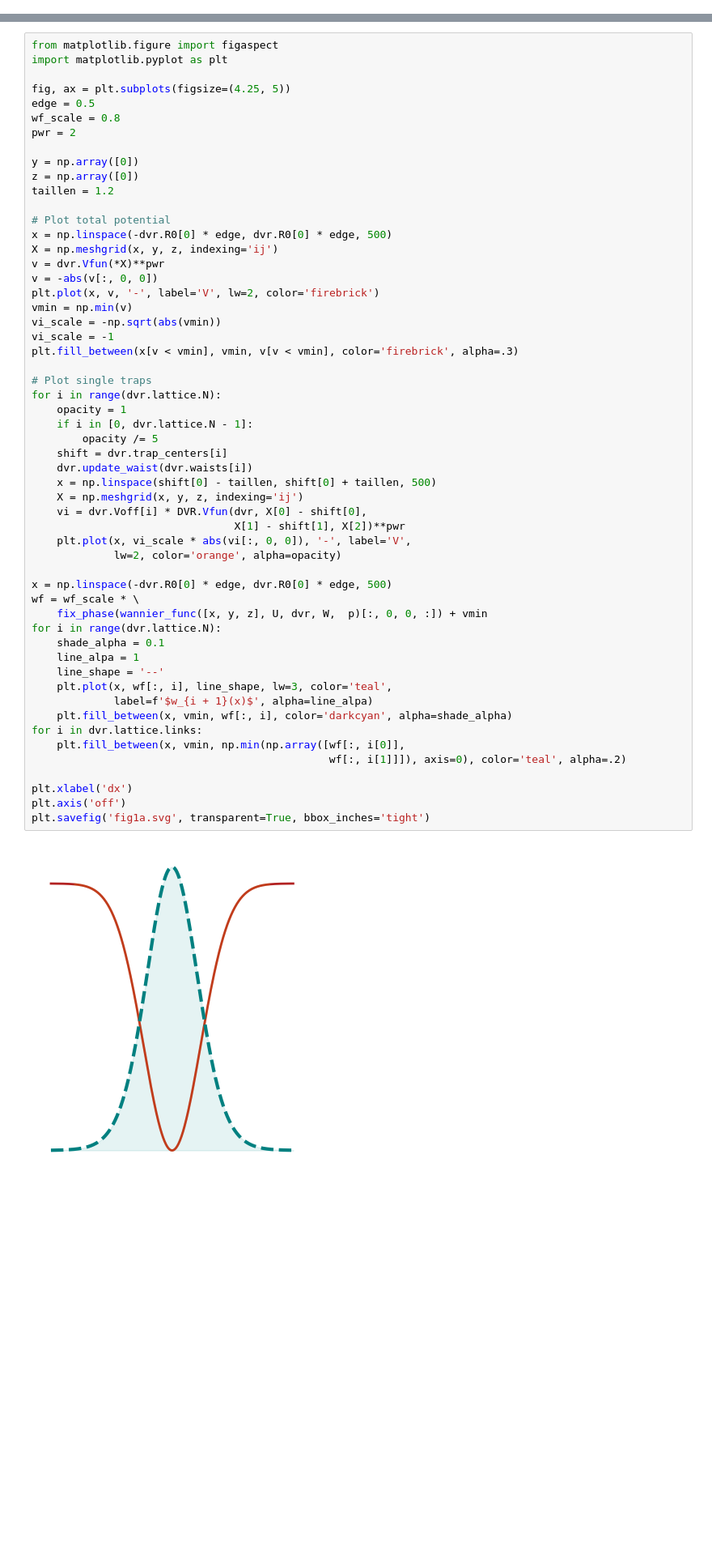
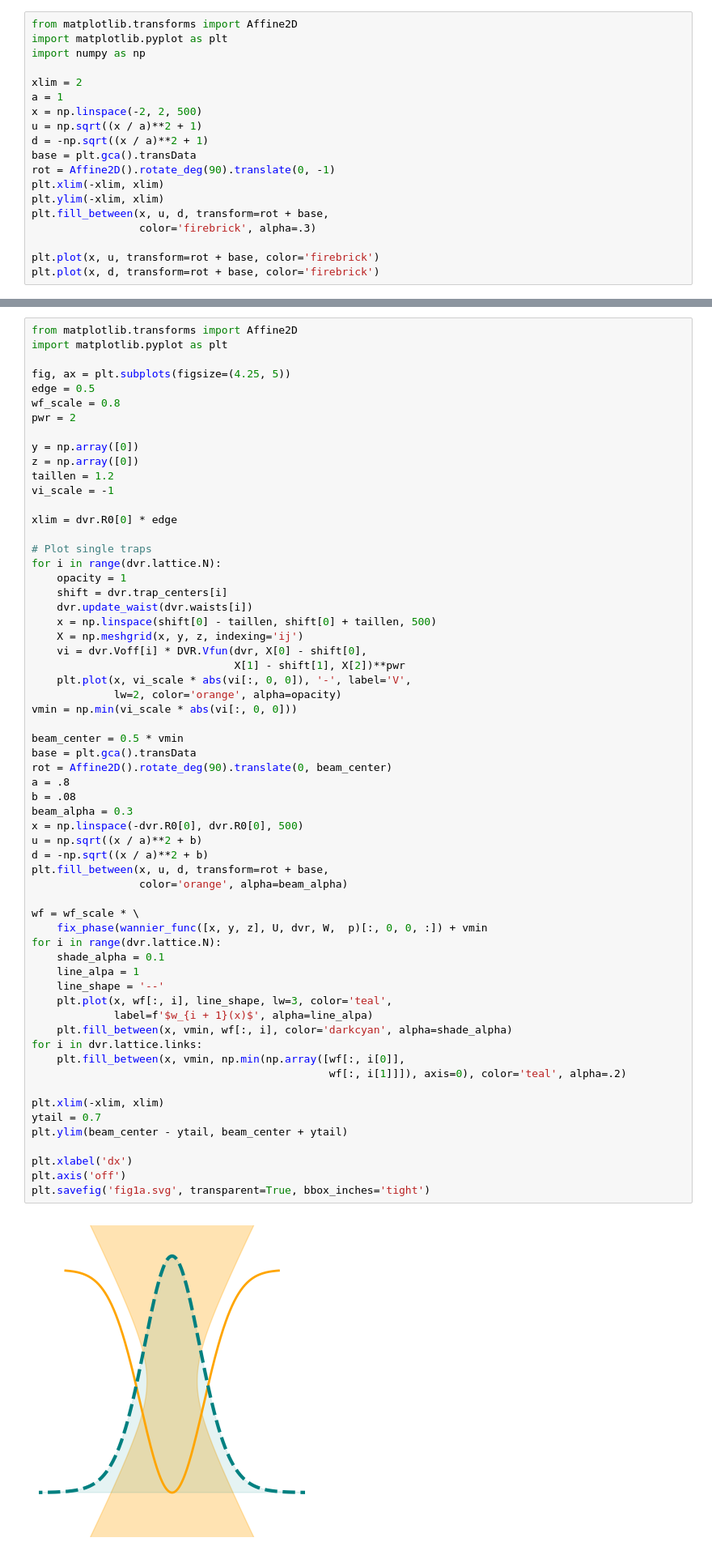
Before and after one commit to htwei17/HubbardTweezer, a Jupyter notebook: HubbardTweezer/src/Fig 1 tweezers paper.ipynb, the cells around one changed output, grey strips where cells are left out. Shown at 81% size. Cells and saved outputs as stored; diff of their text form; blank space fills up the shorter version.

```diff
--- a/HubbardTweezer/src/Fig 1 tweezers paper.ipynb
+++ b/HubbardTweezer/src/Fig 1 tweezers paper.ipynb
@@ -213,3 +213,22 @@ print(dvr.R0[0] * .6)
 Lattice: lattice shape is square; lattice constants set to: (1800, 1800)
 detU = 1.0
 1.7999999999999998
+# %%
+from matplotlib.transforms import Affine2D
+import matplotlib.pyplot as plt
+import numpy as np
+
+xlim = 2
+a = 1
+x = np.linspace(-2, 2, 500)
+u = np.sqrt((x / a)**2 + 1)
+d = -np.sqrt((x / a)**2 + 1)
+base = plt.gca().transData
+rot = Affine2D().rotate_deg(90).translate(0, -1)
+plt.xlim(-xlim, xlim)
+plt.ylim(-xlim, xlim)
+plt.fill_between(x, u, d, transform=rot + base,
+                 color='firebrick', alpha=.3)
+
+plt.plot(x, u, transform=rot + base, color='firebrick')
+plt.plot(x, d, transform=rot + base, color='firebrick')
@@ -216,5 +238,5 @@ detU = 1.0
 # %%
-from matplotlib.figure import figaspect
+from matplotlib.transforms import Affine2D
 import matplotlib.pyplot as plt
 
 fig, ax = plt.subplots(figsize=(4.25, 5))
@@ -225,48 +247,54 @@ pwr = 2
 y = np.array([0])
 z = np.array([0])
 taillen = 1.2
+vi_scale = -1
 
-# Plot total potential
-x = np.linspace(-dvr.R0[0] * edge, dvr.R0[0] * edge, 500)
-X = np.meshgrid(x, y, z, indexing='ij')
-v = dvr.Vfun(*X)**pwr
-v = -abs(v[:, 0, 0])
-plt.plot(x, v, '-', label='V', lw=2, color='firebrick')
-vmin = np.min(v)
-vi_scale = -np.sqrt(abs(vmin))
-vi_scale = -1
-plt.fill_between(x[v < vmin], vmin, v[v < vmin], color='firebrick', alpha=.3)
+xlim = dvr.R0[0] * edge
 
 # Plot single traps
 for i in range(dvr.lattice.N):
     opacity = 1
-    if i in [0, dvr.lattice.N - 1]:
-        opacity /= 5
     shift = dvr.trap_centers[i]
     dvr.update_waist(dvr.waists[i])
     x = np.linspace(shift[0] - taillen, shift[0] + taillen, 500)
     X = np.meshgrid(x, y, z, indexing='ij')
     vi = dvr.Voff[i] * DVR.Vfun(dvr, X[0] - shift[0],
                                 X[1] - shift[1], X[2])**pwr
     plt.plot(x, vi_scale * abs(vi[:, 0, 0]), '-', label='V',
              lw=2, color='orange', alpha=opacity)
+vmin = np.min(vi_scale * abs(vi[:, 0, 0]))
 
-x = np.linspace(-dvr.R0[0] * edge, dvr.R0[0] * edge, 500)
+beam_center = 0.5 * vmin
+base = plt.gca().transData
+rot = Affine2D().rotate_deg(90).translate(0, beam_center)
+a = .8
+b = .08
+beam_alpha = 0.3
+x = np.linspace(-dvr.R0[0], dvr.R0[0], 500)
+u = np.sqrt((x / a)**2 + b)
+d = -np.sqrt((x / a)**2 + b)
+plt.fill_between(x, u, d, transform=rot + base,
+                 color='orange', alpha=beam_alpha)
+
 wf = wf_scale * \
     fix_phase(wannier_func([x, y, z], U, dvr, W,  p)[:, 0, 0, :]) + vmin
 for i in range(dvr.lattice.N):
     shade_alpha = 0.1
     line_alpa = 1
     line_shape = '--'
     plt.plot(x, wf[:, i], line_shape, lw=3, color='teal',
              label=f'$w_{i + 1}(x)$', alpha=line_alpa)
     plt.fill_between(x, vmin, wf[:, i], color='darkcyan', alpha=shade_alpha)
 for i in dvr.lattice.links:
     plt.fill_between(x, vmin, np.min(np.array([wf[:, i[0]],
                                                wf[:, i[1]]]), axis=0), color='teal', alpha=.2)
 
+plt.xlim(-xlim, xlim)
+ytail = 0.7
+plt.ylim(beam_center - ytail, beam_center + ytail)
+
 plt.xlabel('dx')
 plt.axis('off')
 plt.savefig('fig1a.svg', transparent=True, bbox_inches='tight')
 # %% [output]
-[figure, old version]
+[figure, new version]
```
Also changed, not shown: parts of 16 cells of this notebook, 1 other file.
